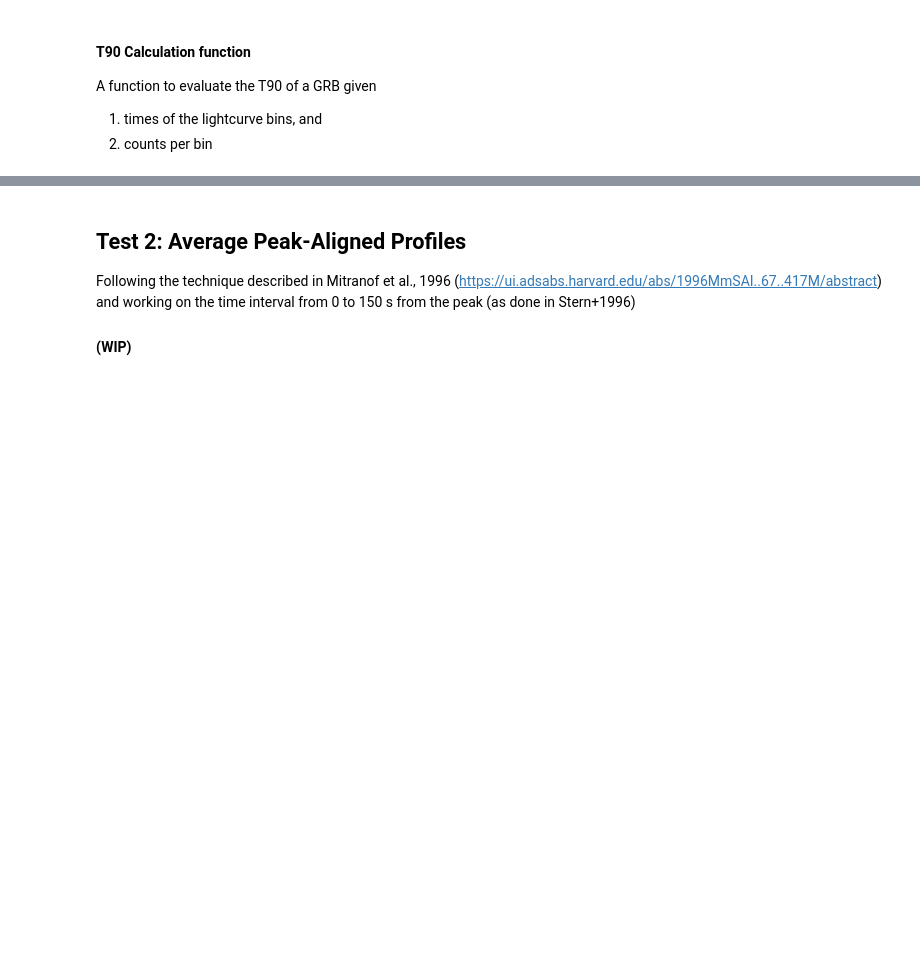
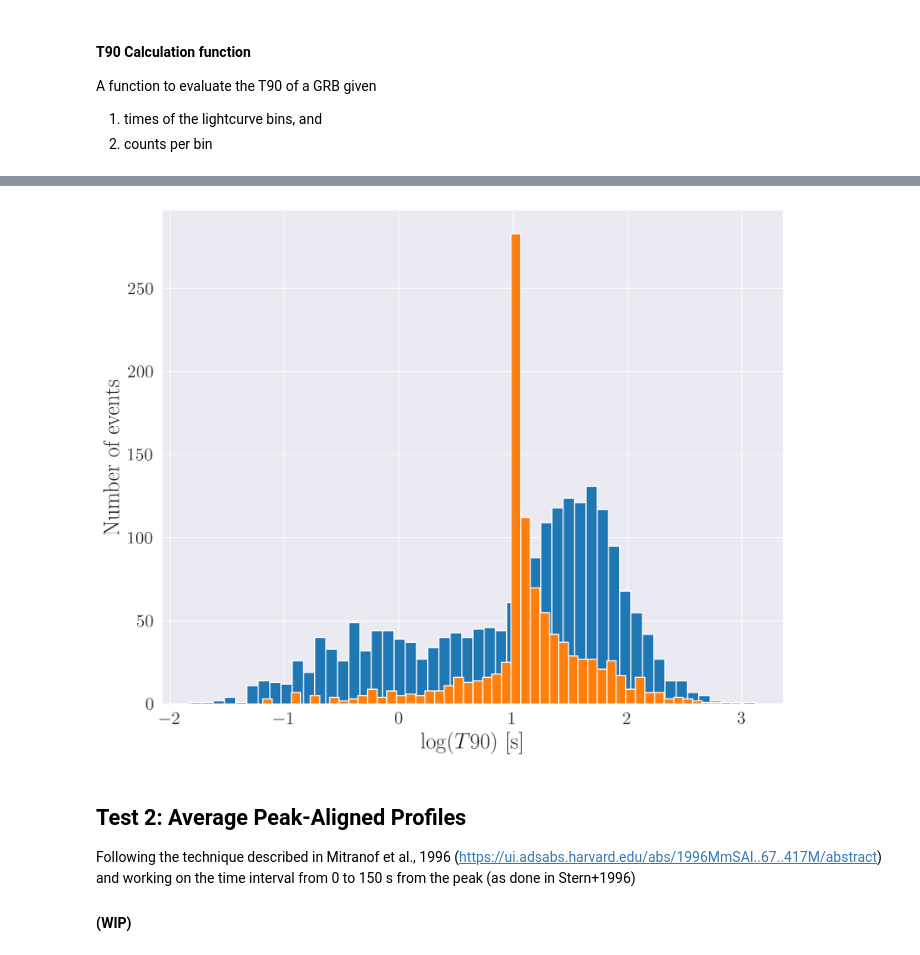
Before and after one commit to romanomaccary/geneticgrbs_v2, a Jupyter notebook: statistical_test/Real_GRBs_Test.ipynb, the cells around one changed output, grey strips where cells are left out. Saved outputs shown, nothing was run; the diff lists cells and outputs as text; code cells hidden in the pictures; blank space fills up the shorter version.

```diff
--- a/statistical_test/Real_GRBs_Test.ipynb
+++ b/statistical_test/Real_GRBs_Test.ipynb
@@ -71,8 +62,14 @@ A function to evaluate the T90 of a GRB given
 1. times of the lightcurve bins, and
 2. counts per bin
 # %%
+np.set_printoptions(threshold=sys.maxsize)
 def evaluateT90(times, counts):
-    cumulative_counts = np.round(np.cumsum(counts)/np.sum(counts)*100)
-    t_5  = times[np.where(cumulative_counts ==  5)[0][0]]
-    t_95 = times[np.where(cumulative_counts == 95)[0][0]]
+    acceptable_range = 0.05
+    #cumulative_counts = np.cumsum(counts)/np.sum(counts)
+
+    #t_5  = times[np.where(cumulative_counts =  5)[0][0]]
+    #t_95 = times[np.where(cumulative_counts = 95)[0][0]]
+    cumulative_counts = np.cumsum(counts)/np.sum(counts)
+    t_5  = times[np.where(np.logical_and(cumulative_counts >=  0.05 -acceptable_range ,cumulative_counts <=  0.05+ acceptable_range))[0][0]]
+    t_95 = times[np.where(np.logical_and(cumulative_counts >=  0.95 -acceptable_range ,cumulative_counts <=  0.95+ acceptable_range))[0][0]]
     return t_95-t_5
@@ -78,0 +78,12 @@ def evaluateT90(times, counts):
+# %%
+# Simulated GRBs:
+grb_list = os.listdir(sim_path)
+#grb_list = ["lc1.txt"]
+
+t90_sim = []
+for grb in grb_list:
+    print(grb)
+    times, counts = np.loadtxt(sim_path+grb, unpack=True)
+    t90_sim.append(evaluateT90(times, counts))
+
+log10_t90_sim = np.log10(t90_sim)
@@ -79,3 +109,26 @@ def evaluateT90(times, counts):
+# %%
+fig = plt.figure(figsize=(10,8))
+ax = fig.add_subplot()
+ax.set_axisbelow(True)
+#ax.grid(which = 'both')
+ax.set_ylabel('Number of events', size=20)
+ax.set_xlabel(r'$\log(T90)$ [s]', size=20)
+
+n, bins, patches = ax.hist(log10_t90,
+                           bins=30)
+                           #facecolor='lightgrey',
+                           #edgecolor='black')
+
+log10_t90_sim = log10_t90_sim[log10_t90_sim != -np.inf]
+n, bins, patches = ax.hist(log10_t90_sim,
+                           bins=30)
+                           #facecolor='lightgrey',
+                           #edgecolor='black')
+
+ax.xaxis.set_tick_params(labelsize=16)
+ax.yaxis.set_tick_params(labelsize=16)
+# %% [output]
+[figure, added]
 # %% [markdown]
 ## Test 2: Average Peak-Aligned Profiles
 
```
Also changed, not shown: parts of 10 cells of this notebook.
